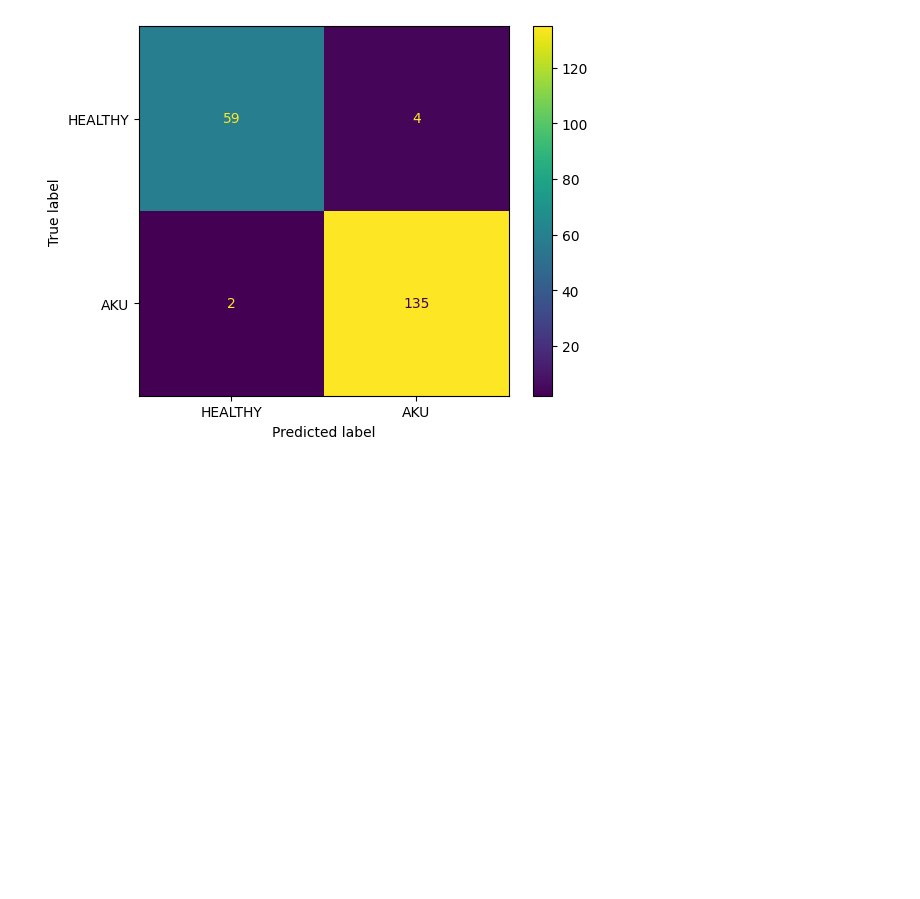
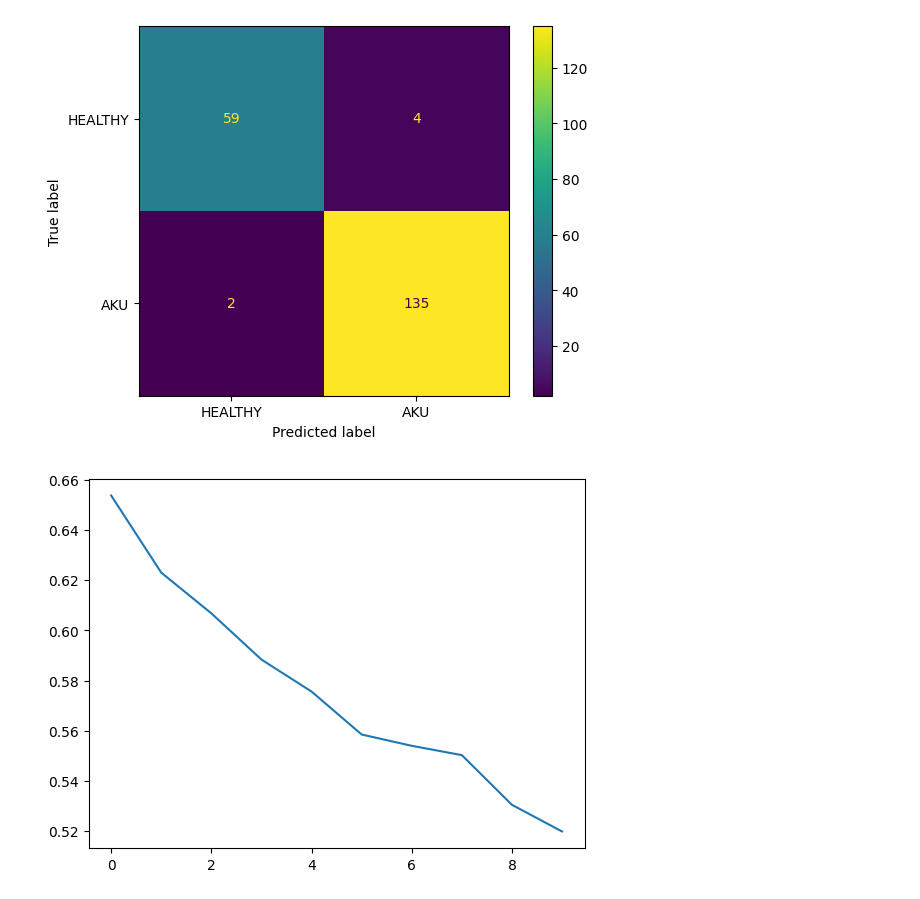
Before and after one commit to HolidayOugi/CHL-Project, a Jupyter notebook: googlenet.ipynb, the cells around one changed output. Saved outputs shown, nothing was run; the diff lists cells and outputs as text; code cells hidden in the pictures; blank space fills up the shorter version.

Commit message:
Plot added

```diff
--- a/googlenet.ipynb
+++ b/googlenet.ipynb
@@ -115,6 +115,8 @@ def train_model(model, train_dataloader, val_dataloader, criterion, optimizer, n
         x: len(dataloaders[x].sampler)
         for x in ["train", "val"]
     }
+
+    loss_train_list, loss_val_list = [], []
 
     # create a temporary directory to save training checkpoints
     with TemporaryDirectory() as tempdir:
@@ -164,6 +166,10 @@ def train_model(model, train_dataloader, val_dataloader, criterion, optimizer, n
                     running_corrects += torch.sum(torch.eq(preds, top_labels))
                     #print("-"*5)
                 epoch_loss = running_loss / dataset_sizes[phase]
+                if phase == 'train':
+                    loss_train_list.append((epoch, epoch_loss))
+                else:
+                    loss_val_list.append((epoch, epoch_loss))
                 epoch_acc = running_corrects.double() / dataset_sizes[phase]
 
                 print(f'{phase} Loss: {epoch_loss:.4f} Acc: {epoch_acc:.4f}')
@@ -177,7 +183,7 @@ def train_model(model, train_dataloader, val_dataloader, criterion, optimizer, n
 
         # load best model weights
         model.load_state_dict(torch.load(best_model_params_path))
-    return model
+    return model, loss_train_list, loss_val_list
 # %%
 N_EPOCHS = 10
 LR = 0.001
@@ -197,7 +203,7 @@ criterion = nn.CrossEntropyLoss()
 optimizer_ft = optim.SGD(model.parameters(), lr = LR)
 
 # train the model
-model = train_model(model, train_dataloader, val_dataloader, criterion, optimizer_ft, num_epochs=N_EPOCHS)
+model, loss_train_list, loss_val_list = train_model(model, train_dataloader, val_dataloader, criterion, optimizer_ft, num_epochs=N_EPOCHS)
 # %% [output]
 Epoch 0/9
 ----------
@@ -309,3 +315,10 @@ disp.plot()
 # %% [output]
 <sklearn.metrics._plot.confusion_matrix.ConfusionMatrixDisplay at 0x...>
 [figure]
+# %%
+xs = [x for x, y in loss_train_list]
+ys = [y for x, y in loss_train_list]
+plt.plot(xs, ys)
+plt.show()
+# %% [output]
+[figure, added]
```
Also changed, not shown: parts of 2 cells of this notebook.
